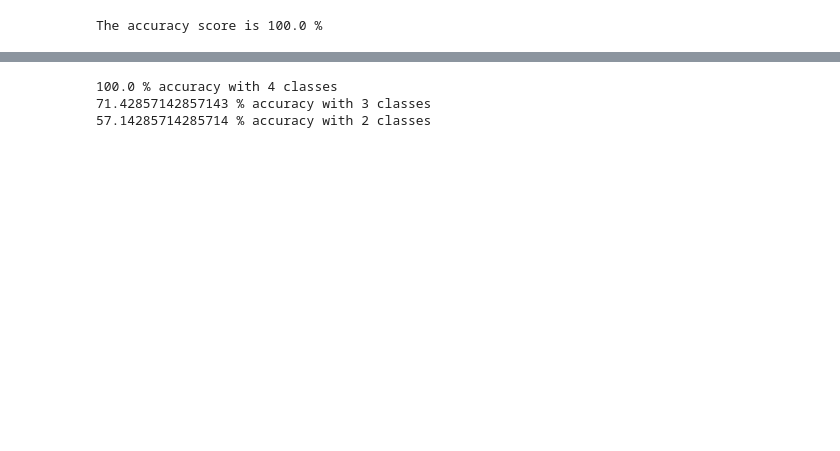
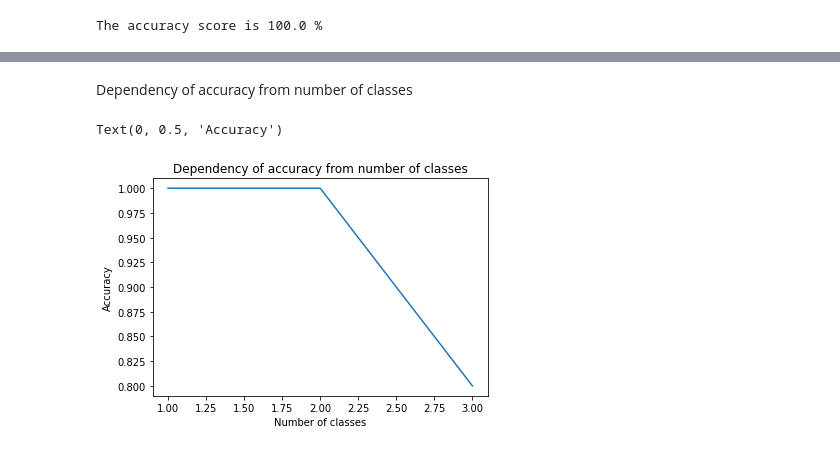
Before and after one commit to JavaStudentAlex/Pattern_Recognition_Theory, a Jupyter notebook: labs/lab1/lab1.ipynb, the cells around one changed output, grey strips where cells are left out. Saved outputs shown, nothing was run; the diff lists cells and outputs as text; code cells hidden in the pictures; blank space fills up the shorter version.

```diff
--- a/labs/lab1/lab1.ipynb
+++ b/labs/lab1/lab1.ipynb
@@ -73,16 +111,26 @@ for i in range(3900, 100, -100):
+# %% [markdown]
+Dependency of accuracy from number of classes
 # %%
-for class_number in range(len(classes), 1, -1):
+class_numbers = []
+accuracy_values = []
+
+for class_number in range(1, len(classes), 1):
     local_classes = classes[:class_number]
     local_dataset = dataset[dataset["class"].isin(local_classes)]
-    local_train_df = local_dataset.sample(frac=0.85)
+    local_train_df = local_dataset.sample(frac=0.85, random_state=18)
     local_test_df = local_dataset.drop(local_train_df.index)
-    model = Classifier()
-    model.fit(local_train_df, features, "class")
-    local_predicted = model.predict(test_df)
-    real = test_df["class"].values
+    classes_local_model = Classifier()
+    classes_local_model.fit(local_train_df, features, "class")
+    local_predicted = classes_local_model.predict(local_test_df)
+    real = local_test_df["class"].values
     acc_val = accuracy_score(real, local_predicted)
-    print(f"{acc_val * 100} % accuracy with {class_number} classes")
+    class_numbers.append(class_number)
+    accuracy_values.append(acc_val)
+
+plt.plot(class_numbers, accuracy_values)
+plt.title("Dependency of accuracy from number of classes")
+plt.xlabel("Number of classes")
+plt.ylabel("Accuracy")
 # %% [output]
-100.0 % accuracy with 4 classes
-71.42857142857143 % accuracy with 3 classes
-57.14285714285714 % accuracy with 2 classes
+Text(0, 0.5, 'Accuracy')
+[figure, added]
```
Also changed, not shown: parts of 18 cells of this notebook.
